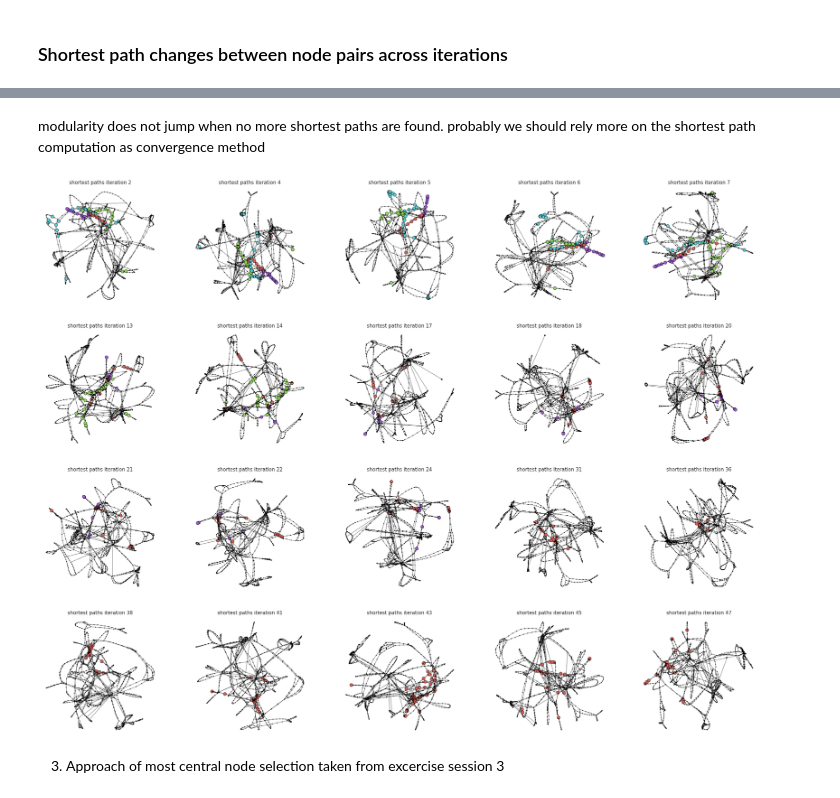
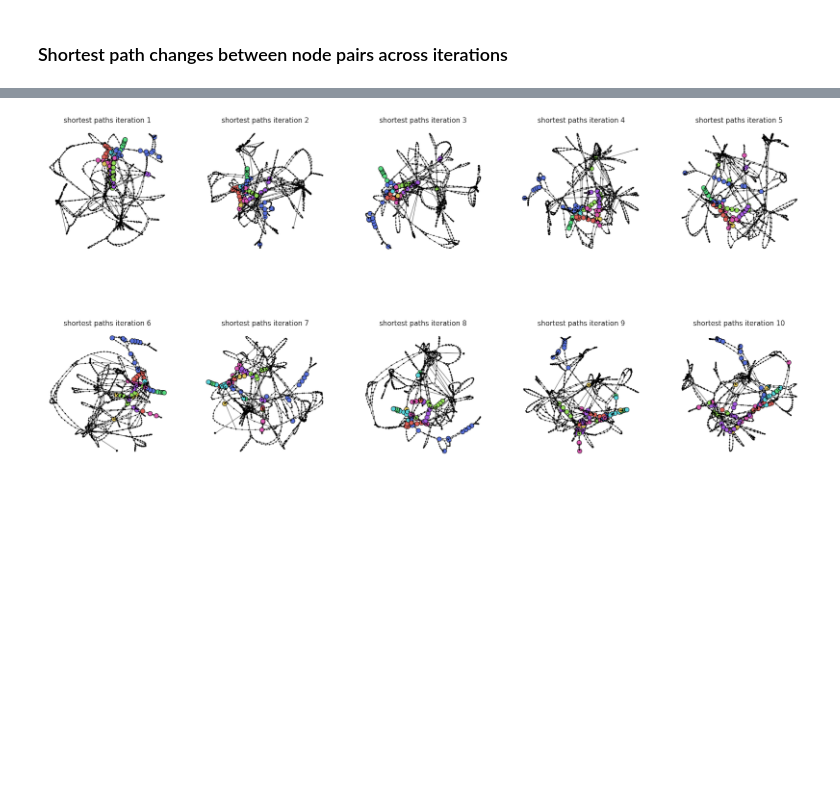
Before and after one commit to G-Donkey/Analysis_of_Large_Scale_Social_Networks, a Jupyter notebook: Zurich.ipynb, the cells around one changed output, grey strips where cells are left out. Saved outputs shown, nothing was run; the diff lists cells and outputs as text; code cells hidden in the pictures; blank space fills up the shorter version.

```diff
--- a/Zurich.ipynb
+++ b/Zurich.ipynb
@@ -326,13 +319,11 @@ def shortest_path_graph(graph, gspaths, iteration, delete_previous_plots=True):
   # iterate over all the node pairs for which the shortest path are computed at each iteration
   for spaths in gspaths:
         # pick paths related to one pair of node in the list
-        paths = gspaths[spaths]
+        path = gspaths[spaths][0]
         # each pair might contain more than one shortest path (not sure why...but it returns a list)
-        for path in paths:
-          # assign properties to highlight all the paths associated to the analysed pair of nodes.
-          for n in path:
-            graph.vs[n]['color'] = colors[i]
-            graph.vs[n]['size'] = 10
+        for n in path:
+          graph.vs[n]['color'] = colors[i]
+          graph.vs[n]['size'] = 10
         i+=1
   visual_style = {}
   visual_style["vertex_size"] = graph.vs['size']
@@ -340,7 +331,7 @@ def shortest_path_graph(graph, gspaths, iteration, delete_previous_plots=True):
   visual_style["vertex_color"] = graph.vs['color']
   visual_style["layout"] = layout_gr
   visual_style["edge_width"] = 1
-  visual_style["bbox"] = (400, 400)
+  visual_style["bbox"] = (300, 300)
   pl = ig.plot(graph, **visual_style)
   pl.save('shortest_paths/spaths_iteration_{}.png'.format(iteration))
 
@@ -373,7 +364,7 @@ def plot_shortest_paths(img_path='shortest_paths/', plot_limit=20, sample=False)
 
   for imf in img_list:
       im = imread(imf)
-      plt.subplot(rows,cols,i)
+      plt.subplot(cols,rows,i)
       plt.imshow(im)
       t = 'shortest paths iteration ' + imf.split('_')[-1][:-4]
       plt.title(t, fontsize=15)
@@ -411,9 +378,5 @@ ITER50, modularity:0.93, {'(43333, 47555)': 0, '(10770, 47927)': 688.0, '(46285,
-# %% [markdown]
-modularity does not jump when no more shortest paths are found. probably we should rely more on the shortest path computation as convergence method
 # %%
-plt.figure(figsize=(40, 80))
+plt.figure(figsize=(30, 15))
 plot_shortest_paths()
 # %% [output]
-[figure, old version]
+[figure, new version]
-# %% [markdown]
-3) Approach of most central node selection taken from excercise session 3
```
Also changed, not shown: parts of 18 cells of this notebook.
